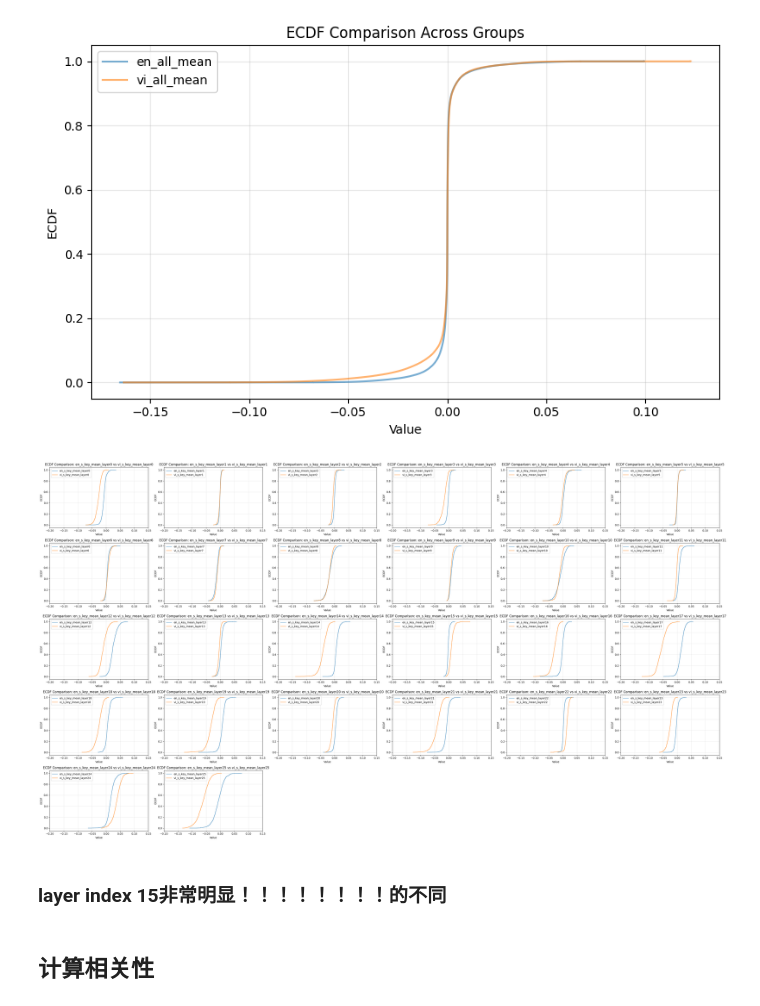
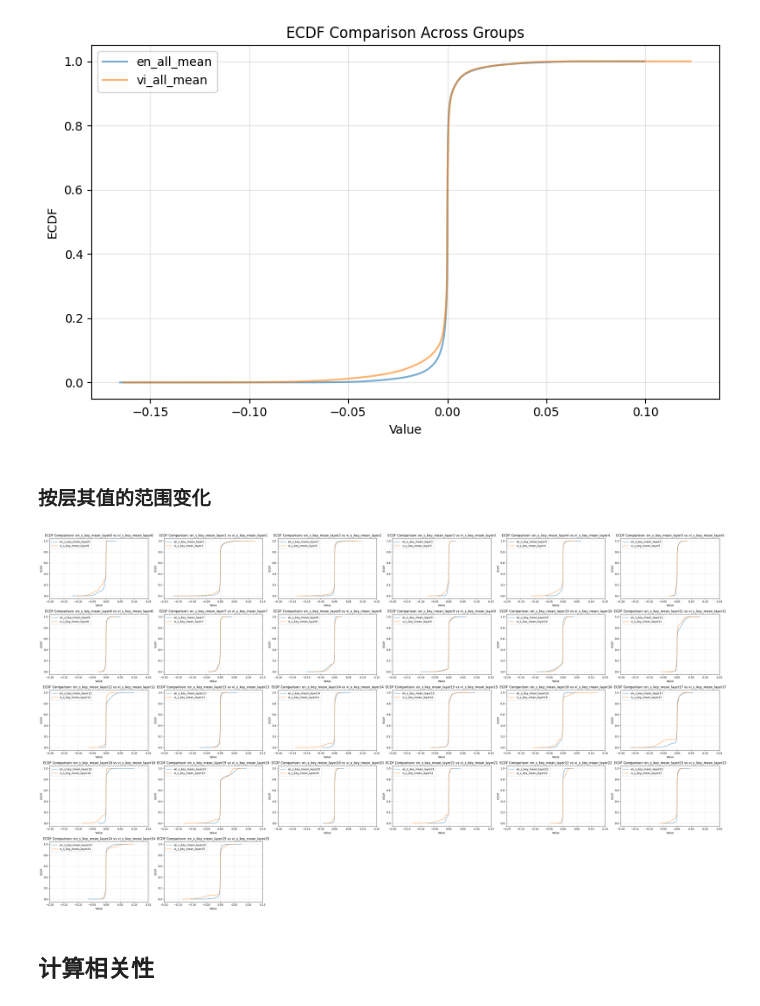
Before and after one commit to weizaiff/LRP, a Jupyter notebook: 20251113_lrp_analysis.ipynb, the cells around one changed output. Saved outputs shown, nothing was run; the diff lists cells and outputs as text; code cells hidden in the pictures.

```diff
--- a/20251113_lrp_analysis.ipynb
+++ b/20251113_lrp_analysis.ipynb
@@ -415,19 +484,28 @@ for ilayer in range(26):
     data_neu_enAvi_result_per_layer_labels.append(f'vi_s_key_mean_layer{ilayer}')
 
 plot_ecdf_pairs(data_neu_enAvi_result_per_layer, data_neu_enAvi_result_per_layer_labels)
+# %% [markdown]
+### 按层其值的范围变化
 # %%
 data_neu_enAvi_result_per_layer = []
 data_neu_enAvi_result_per_layer_labels = []
 
 for ilayer in range(26):
-    data_neu_enAvi_result_per_layer.append(data_neu_result[f'model.layers.{ilayer}.mlp.down_proj.weight']['mean'])
-    data_neu_enAvi_result_per_layer.append(data_vi_neu_result[f'model.layers.{ilayer}.mlp.down_proj.weight']['mean'])
+
+    en_result_tmp = []
+    vi_result_tmp = []
+    for ikey in data_neu_result.keys():
+        if f'layers.{ilayer}' in ikey:
+            en_result_tmp.extend(data_neu_result[ikey]['mean'])
+            vi_result_tmp.extend(data_vi_neu_result[ikey]['mean'])
+
+
+    data_neu_enAvi_result_per_layer.append(en_result_tmp)
+    data_neu_enAvi_result_per_layer.append(vi_result_tmp)
 
     data_neu_enAvi_result_per_layer_labels.append(f'en_s_key_mean_layer{ilayer}')
     data_neu_enAvi_result_per_layer_labels.append(f'vi_s_key_mean_layer{ilayer}')
 
 plot_ecdf_pairs(data_neu_enAvi_result_per_layer, data_neu_enAvi_result_per_layer_labels)
 # %% [output]
-[figure, old version]
+[figure, new version]
-# %% [markdown]
-### layer index 15非常明显！！！！！！！！的不同
```
Also changed, not shown: parts of 17 cells of this notebook.
